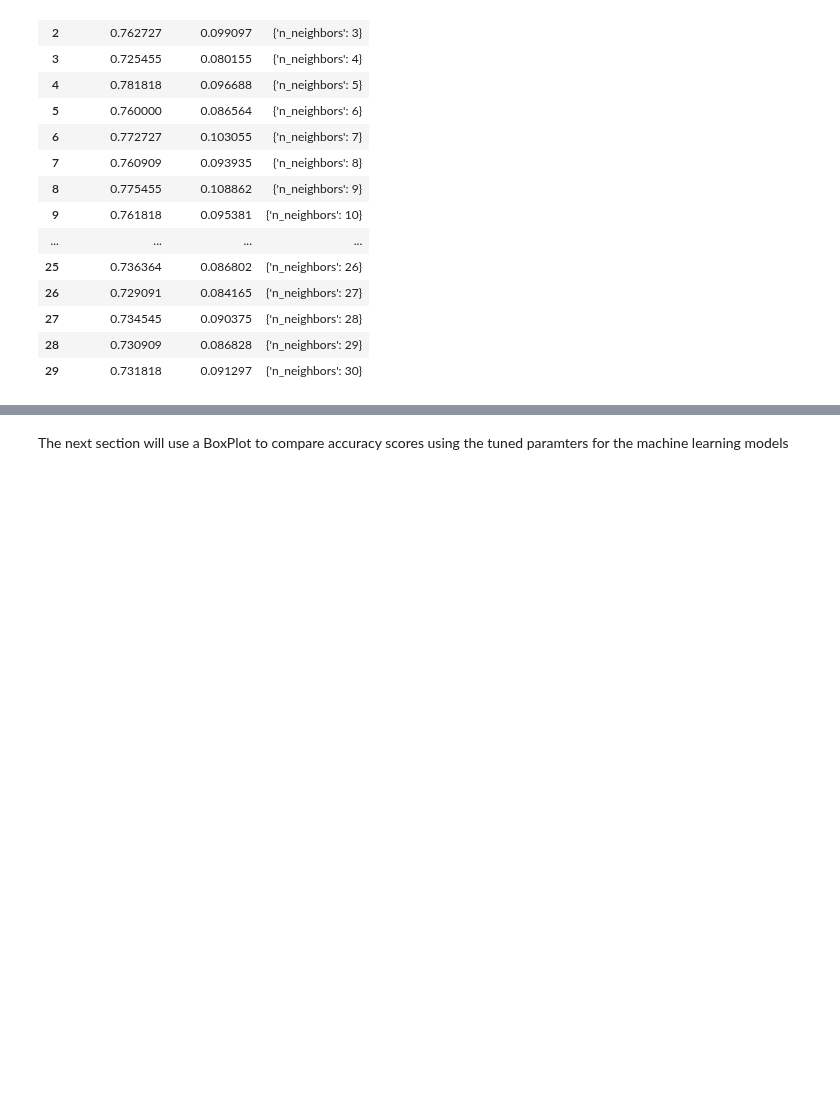
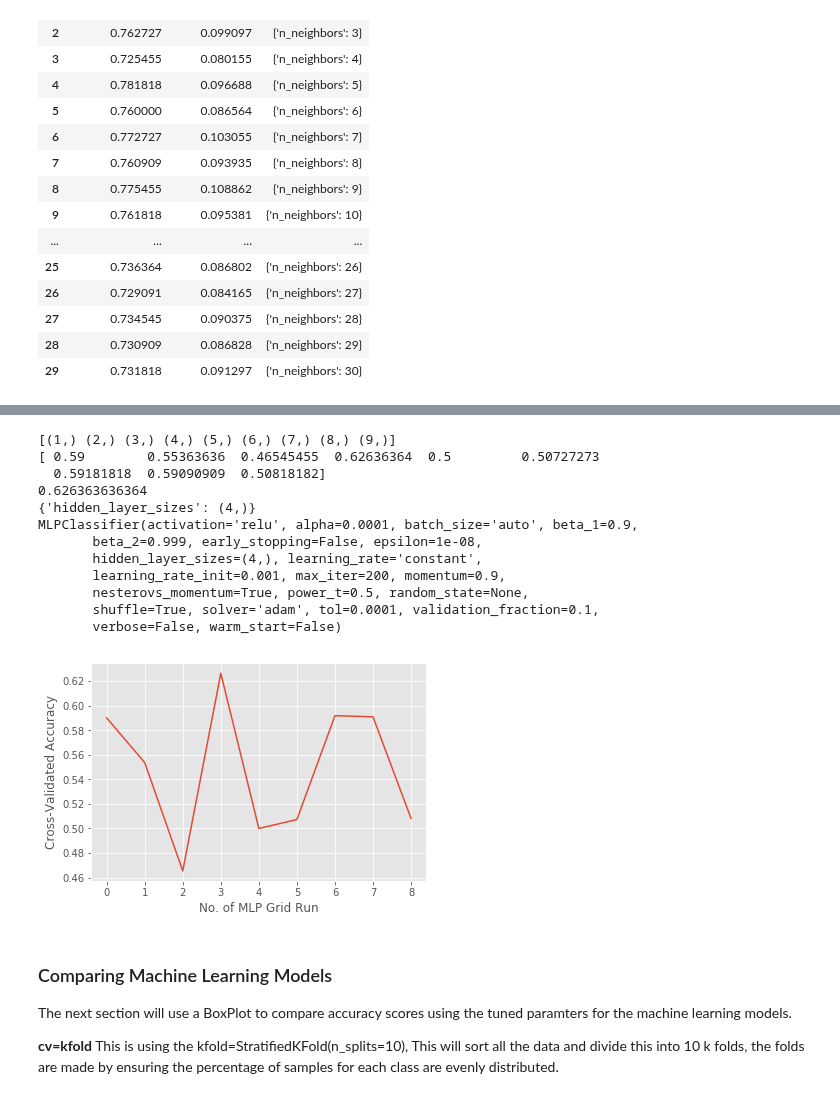
Before and after one commit to tullshaun/MachineLearning, a Jupyter notebook: Loan Application Improve Classifier Accuracy Scores and Performance.ipynb, the cells around one changed output, grey strips where cells are left out. Drawn from its saved outputs; the diff is of its cells as text; code cells hidden in the pictures; blank space fills up the shorter version.

```diff
--- a/Loan Application Improve Classifier Accuracy Scores and Performance.ipynb
+++ b/Loan Application Improve Classifier Accuracy Scores and Performance.ipynb
@@ -166,8 +203,9 @@ import itertools
 from itertools import product
 from sklearn.model_selection import GridSearchCV
 from numpy import array
-hidlay = list(range(1, 101))
-parameters = {'hidden_layer_sizes': [x for x in itertools.product(hidlay,repeat=2)],'solver': ['lbfgs','adam']}
+neurons = list(range(1, 10))
+parameters = {'hidden_layer_sizes': [x for x in itertools.product(neurons,repeat=1)]}
+##parameters = {'hidden_layer_sizes': [x for x in itertools.product(hidlay,repeat=2)],'solver': ['lbfgs','adam']}
 #parameters = {'hidden_layer_sizes': [x for x in itertools.product(hidlay,repeat=2)]}
 ##parameters = {'hidden_layer_sizes': [x for x in itertools.product(hidlay,repeat=2)]} ##change repeat for hidden layers
 ##parameters = {'hidden_layer_sizes': [x for x in itertools.product(hidlay,repeat=1)],'solver': ['lbfgs','adam','sgd']} review different solvers
@@ -177,33 +215,50 @@ grid = GridSearchCV(estimator=MLPClassifier(),
                     cv=kfold,
                     scoring='accuracy', return_train_score=False,n_jobs=-1)
 
 
 grid.fit(X_train, y_train)
 
 # view the results as a pandas DataFrame
 import pandas as pd
 pd.DataFrame(grid.cv_results_)[['mean_test_score', 'std_test_score', 'params']]
 # print the array of mean scores only
 
 grid_mean_scores = grid.cv_results_['mean_test_score']
 HL_range = grid.cv_results_['param_hidden_layer_sizes']
 hl_range = array(HL_range)
 print(hl_range)
 print(grid_mean_scores)
 
 li =[]
 for i in range(len(grid_mean_scores)):
     li.append(i)
 
 
 #print(grid.cv_results_)
 
 plt.plot(li, grid_mean_scores)
 plt.xlabel('No. of MLP Grid Run')
 plt.ylabel('Cross-Validated Accuracy')
 print(grid.best_score_)
 print(grid.best_params_)
 print(grid.best_estimator_)
+# %% [output]
+[(1,) (2,) (3,) (4,) (5,) (6,) (7,) (8,) (9,)]
+[ 0.59        0.55363636  0.46545455  0.62636364  0.5         0.50727273
+  0.59181818  0.59090909  0.50818182]
+0.626363636364
+{'hidden_layer_sizes': (4,)}
+MLPClassifier(activation='relu', alpha=0.0001, batch_size='auto', beta_1=0.9,
+       beta_2=0.999, early_stopping=False, epsilon=1e-08,
+       hidden_layer_sizes=(4,), learning_rate='constant',
+       learning_rate_init=0.001, max_iter=200, momentum=0.9,
+       nesterovs_momentum=True, power_t=0.5, random_state=None,
+       shuffle=True, solver='adam', tol=0.0001, validation_fraction=0.1,
+       verbose=False, warm_start=False)
+[figure, added]
 # %% [markdown]
-The next section will use a BoxPlot to compare accuracy scores using the tuned paramters for the machine learning models
+###  Comparing Machine Learning Models
+The next section will use a BoxPlot to compare accuracy scores using the tuned paramters for the machine learning models.
+
+**cv=kfold**  This is using the kfold=StratifiedKFold(n_splits=10), This will sort all the data and divide this into 10 k folds, the folds are made by ensuring the percentage of samples for each class are evenly distributed.
 # %%
```
Also changed, not shown: parts of 21 cells of this notebook.
